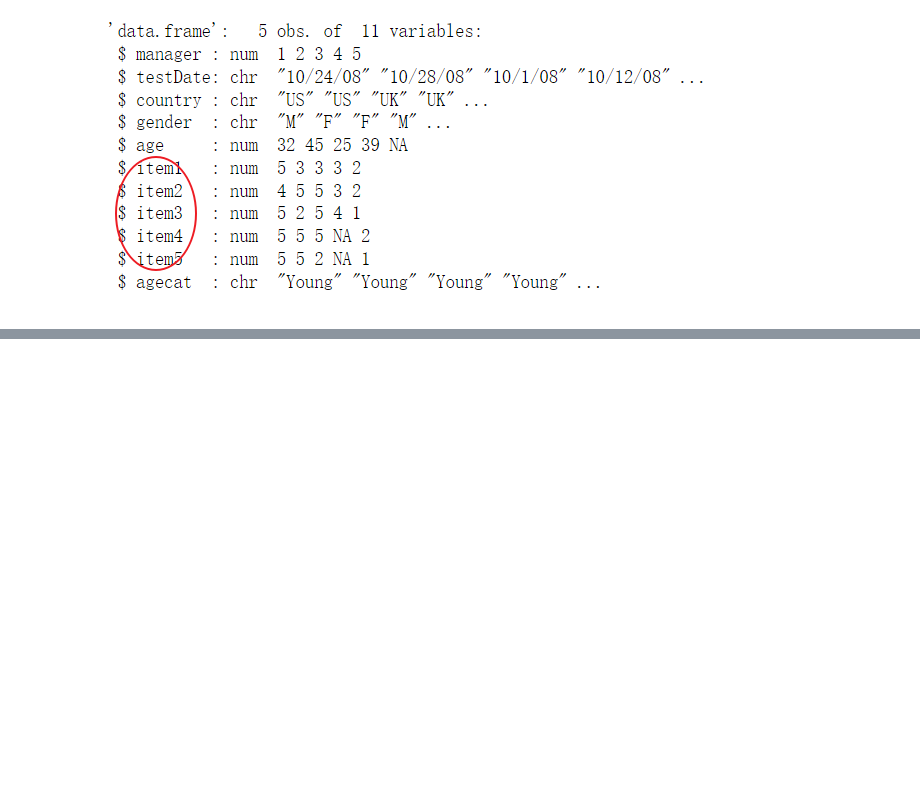
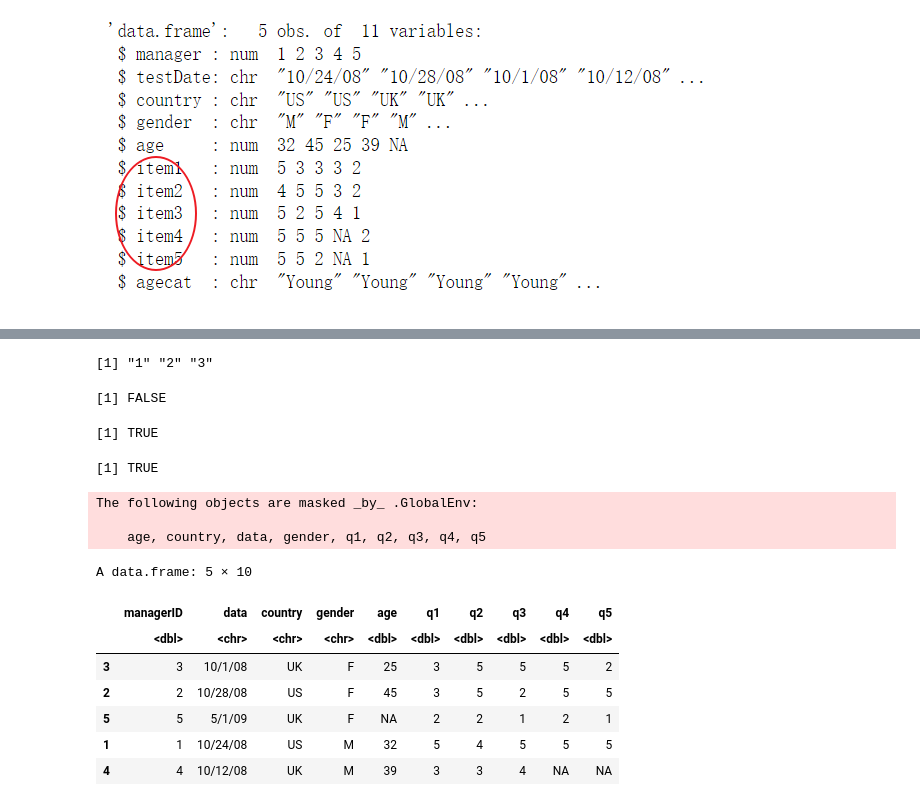
Before and after one commit to ruishuQU/R-IN-ACTION, a Jupyter notebook: code/ch04 基本数据管理.ipynb, the cells around one changed output, grey strips where cells are left out. Cells and saved outputs as stored; diff of their text form; code cells hidden in the pictures; blank space fills up the shorter version.

```diff
--- a/code/ch04 基本数据管理.ipynb
+++ b/code/ch04 基本数据管理.ipynb
@@ -132,3 +130,7 @@ str(leadership)
 # %%
 #install.packages("plyr")#使用plyr中的rename()函数
 library(plyr)
+# %%
+leadership <- rename(leadership,
+                    c(manager = "managerID",date = "testDate")) #将新名字写在""中
+leadership
@@ -134,0 +184,4 @@ library(plyr)
+# %%
+# 4.5.1 重编码某些值为缺失值
+leadership$age[leadership$age == 99] <- NA  #任何age中的等于99的值被重新编码为NA
+str(leadership$age)
@@ -134,0 +312,17 @@ library(plyr)
+# %%
+a <- as.character(a)
+a
+# %% [output]
+[1] "1" "2" "3"
+# %%
+is.numeric(a)
+# %% [output]
+[1] FALSE
+# %%
+is.vector(a)
+# %% [output]
+[1] TRUE
+# %%
+is.character(a)
+# %% [output]
+[1] TRUE
@@ -134,0 +334,17 @@ library(plyr)
+# %%
+attach(leadership)#创建了一个新的数据集
+newdata <- leadership[order(gender, age),]#其中各行依经理人的年龄升序排序
+detach(leadership)
+newdata
+# %% [output]
+The following objects are masked _by_ .GlobalEnv:
+
+    age, country, data, gender, q1, q2, q3, q4, q5
+A data.frame: 5 × 10
+|  | managerID | data | country | gender | age | q1 | q2 | q3 | q4 | q5 |
+|  | <dbl> | <chr> | <chr> | <chr> | <dbl> | <dbl> | <dbl> | <dbl> | <dbl> | <dbl> |
+| 3 | 3 | 10/1/08 | UK | F | 25 | 3 | 5 | 5 | 5 | 2 |
+| 2 | 2 | 10/28/08 | US | F | 45 | 3 | 5 | 2 | 5 | 5 |
+| 5 | 5 | 5/1/09 | UK | F | NA | 2 | 2 | 1 | 2 | 1 |
+| 1 | 1 | 10/24/08 | US | M | 32 | 5 | 4 | 5 | 5 | 5 |
+| 4 | 4 | 10/12/08 | UK | M | 39 | 3 | 3 | 4 | NA | NA |
```
Also changed, not shown: parts of 34 cells of this notebook.
